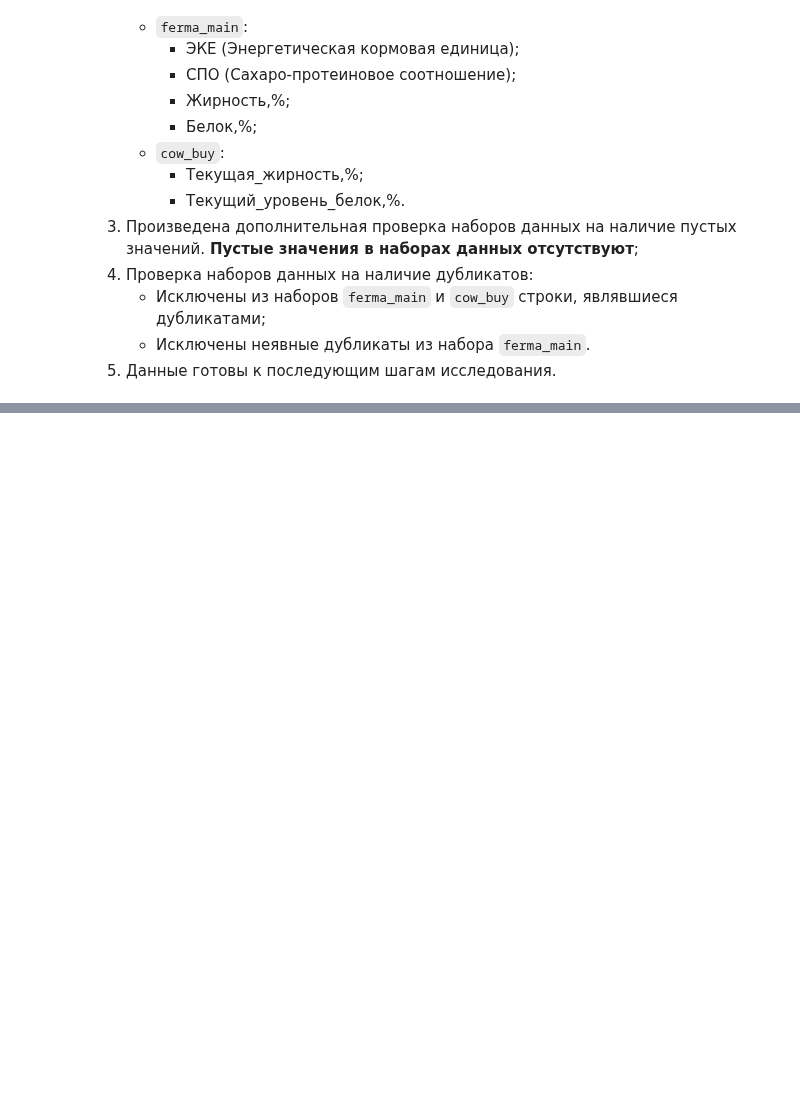
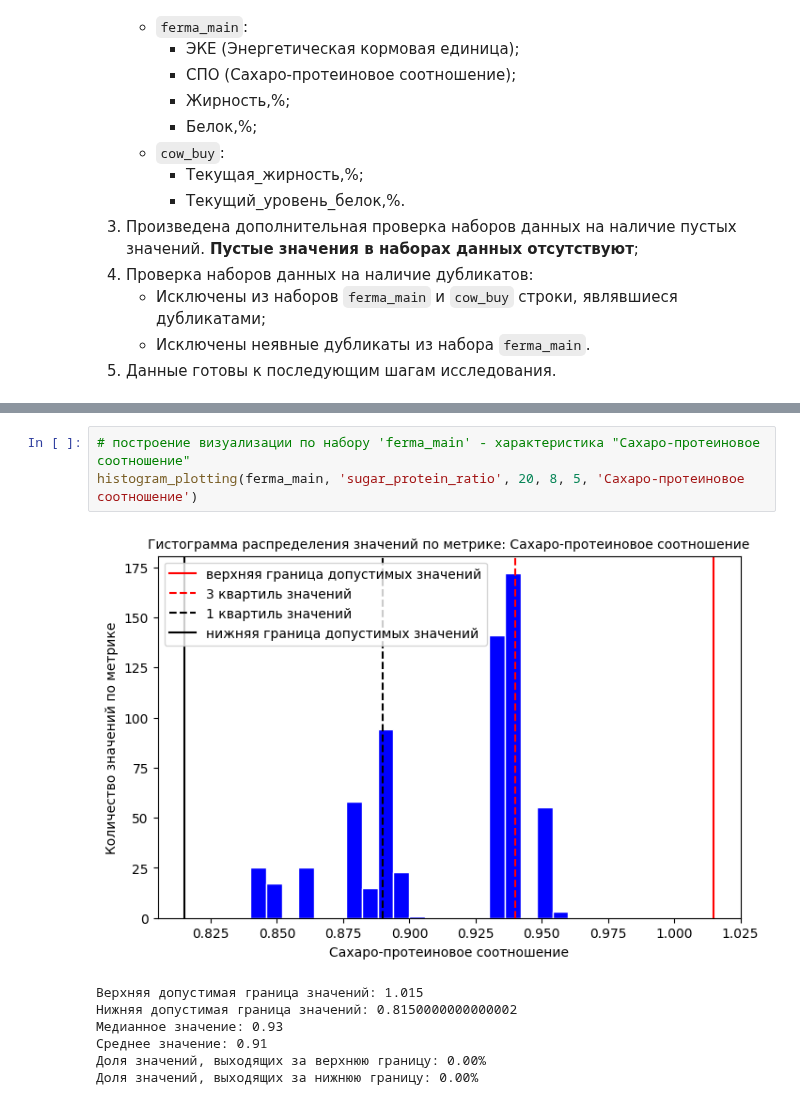
Before and after one commit to MrKostas/YandexPractikum_projects, a Jupyter notebook: notebooks/SixthPetProject_LinearModels.ipynb, the cells around one changed output, grey strips where cells are left out. Saved outputs shown, nothing was run; the diff lists cells and outputs as text; blank space fills up the shorter version.

```diff
--- a/notebooks/SixthPetProject_LinearModels.ipynb
+++ b/notebooks/SixthPetProject_LinearModels.ipynb
@@ -540,0 +687,11 @@ implicit_duplicates(cow_buy)
+# %%
+# построение визуализации по набору 'ferma_main' - характеристика "Сахаро-протеиновое соотношение"
+histogram_plotting(ferma_main, 'sugar_protein_ratio', 20, 8, 5, 'Сахаро-протеиновое соотношение')
+# %% [output]
+[figure, added]
+Верхняя допустимая граница значений: 1.015
+Нижняя допустимая граница значений: 0.8150000000000002
+Медианное значение: 0.93
+Среднее значение: 0.91
+Доля значений, выходящих за верхнюю границу: 0.00%
+Доля значений, выходящих за нижнюю границу: 0.00%
```
Also changed, not shown: parts of 23 cells of this notebook.
